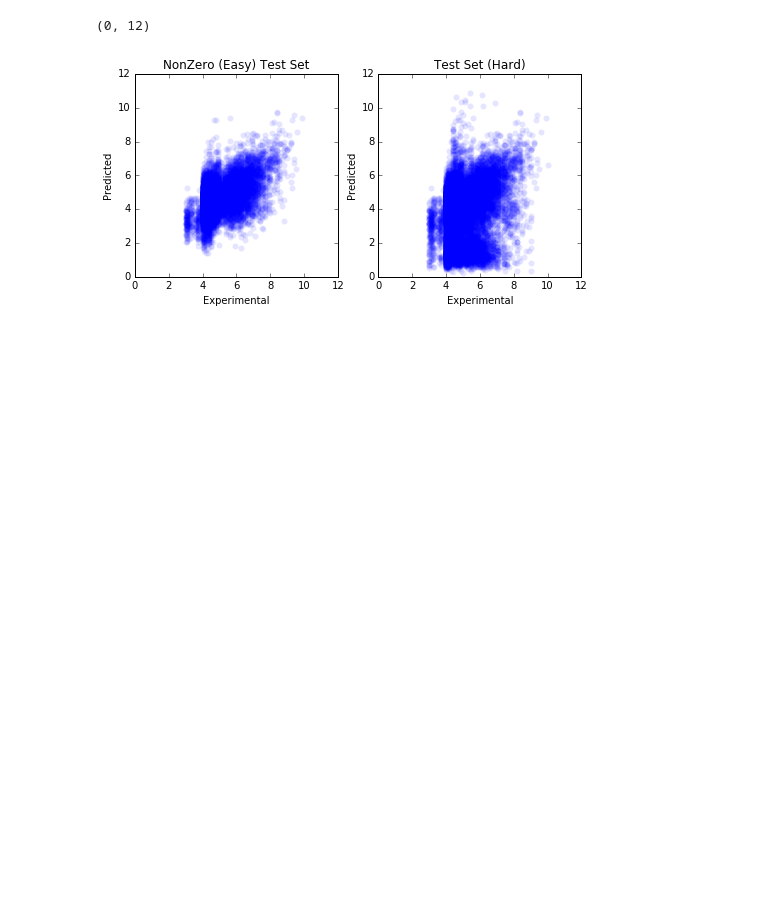
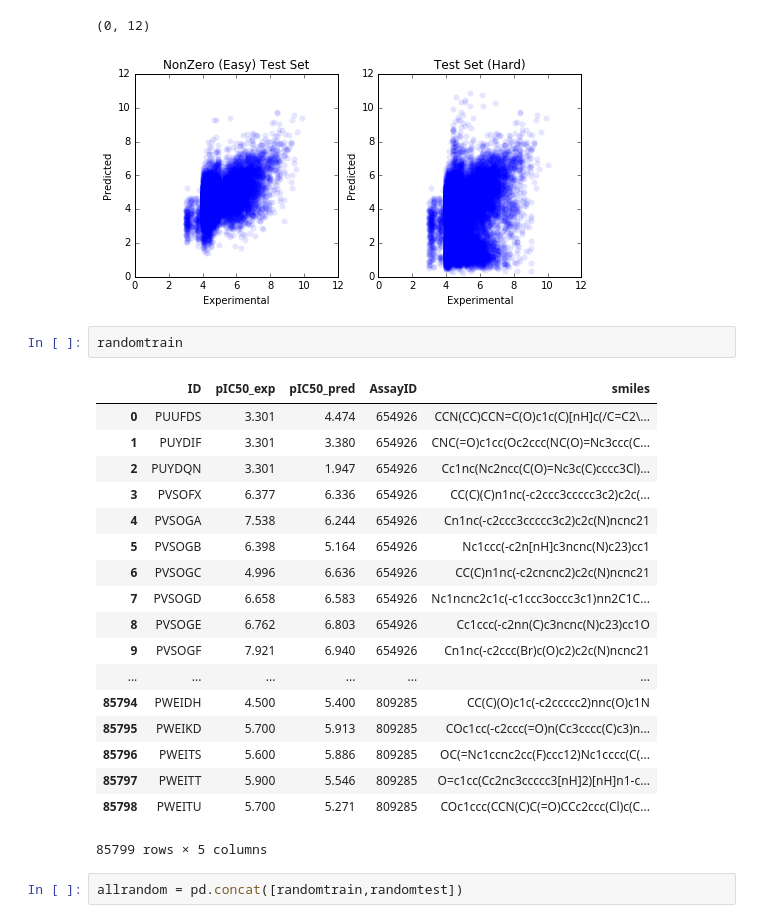
Before and after one commit to dkoes/notebooks, a Jupyter notebook: matrix_factorization.ipynb, the cells around one changed output. Cells and saved outputs as stored; diff of their text form; blank space fills up the shorter version.

```diff
--- a/matrix_factorization.ipynb
+++ b/matrix_factorization.ipynb
@@ -650,3 +658,26 @@ ax.set_xlim(0,12)
 # %% [output]
 (0, 12)
 [figure]
+# %%
+randomtrain
+# %% [output]
+|  | ID | pIC50_exp | pIC50_pred | AssayID | smiles |
+| 0 | PUUFDS | 3.301 | 4.474 | 654926 | CCN(CC)CCN=C(O)c1c(C)[nH]c(/C=C2\... |
+| 1 | PUYDIF | 3.301 | 3.380 | 654926 | CNC(=O)c1cc(Oc2ccc(NC(O)=Nc3ccc(C... |
+| 2 | PUYDQN | 3.301 | 1.947 | 654926 | Cc1nc(Nc2ncc(C(O)=Nc3c(C)cccc3Cl)... |
+| 3 | PVSOFX | 6.377 | 6.336 | 654926 | CC(C)(C)n1nc(-c2ccc3ccccc3c2)c2c(... |
+| 4 | PVSOGA | 7.538 | 6.244 | 654926 | Cn1nc(-c2ccc3ccccc3c2)c2c(N)ncnc21 |
+| 5 | PVSOGB | 6.398 | 5.164 | 654926 | Nc1ccc(-c2n[nH]c3ncnc(N)c23)cc1 |
+| 6 | PVSOGC | 4.996 | 6.636 | 654926 | CC(C)n1nc(-c2cncnc2)c2c(N)ncnc21 |
+| 7 | PVSOGD | 6.658 | 6.583 | 654926 | Nc1ncnc2c1c(-c1ccc3occc3c1)nn2C1C... |
+| 8 | PVSOGE | 6.762 | 6.803 | 654926 | Cc1ccc(-c2nn(C)c3ncnc(N)c23)cc1O |
+| 9 | PVSOGF | 7.921 | 6.940 | 654926 | Cn1nc(-c2ccc(Br)c(O)c2)c2c(N)ncnc21 |
+| ... | ... | ... | ... | ... | ... |
+| 85794 | PWEIDH | 4.500 | 5.400 | 809285 | CC(C)(O)c1c(-c2ccccc2)nnc(O)c1N |
+| 85795 | PWEIKD | 5.700 | 5.913 | 809285 | COc1cc(-c2ccc(=O)n(Cc3cccc(C)c3)n... |
+| 85796 | PWEITS | 5.600 | 5.886 | 809285 | OC(=Nc1ccnc2cc(F)ccc12)Nc1cccc(C(... |
+| 85797 | PWEITT | 5.900 | 5.546 | 809285 | O=c1cc(Cc2nc3ccccc3[nH]2)[nH]n1-c... |
+| 85798 | PWEITU | 5.700 | 5.271 | 809285 | COc1ccc(CCN(C)C(=O)CCc2ccc(Cl)c(C... |
+85799 rows × 5 columns
+# %%
+allrandom = pd.concat([randomtrain,randomtest])
```
Also changed, not shown: parts of 10 cells of this notebook.
